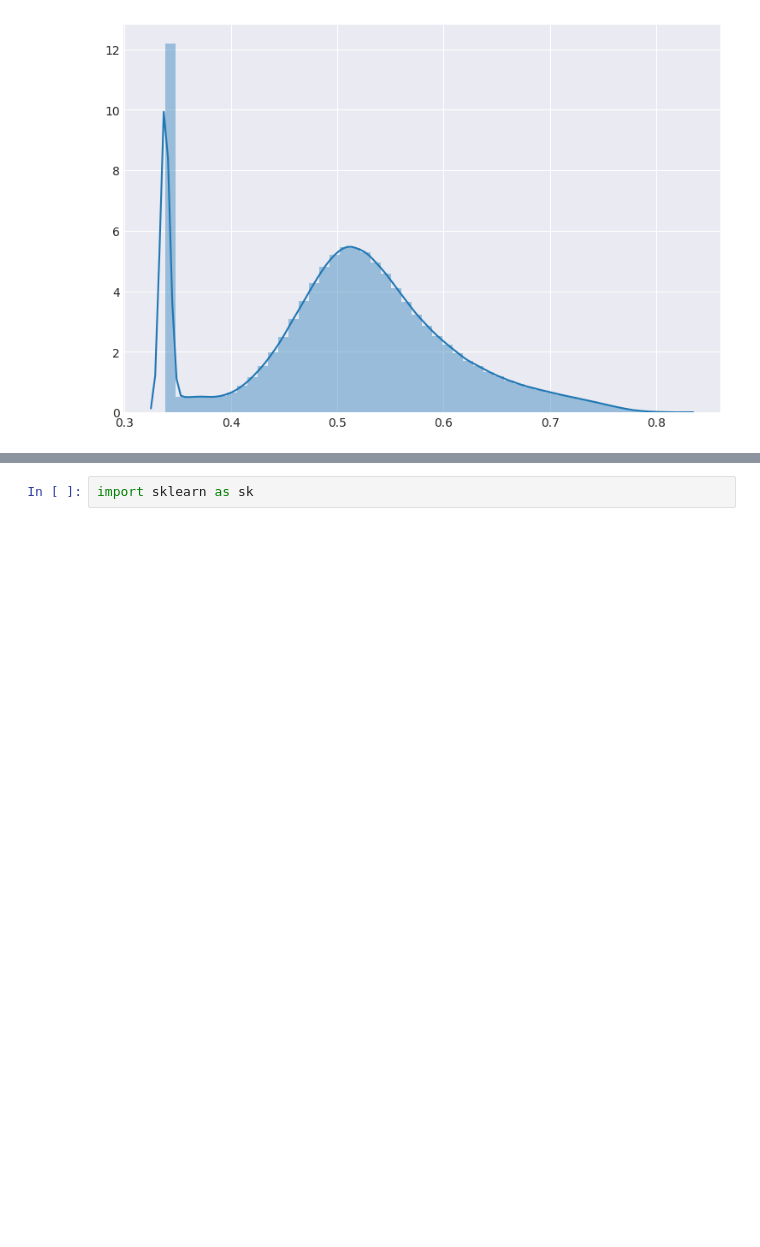
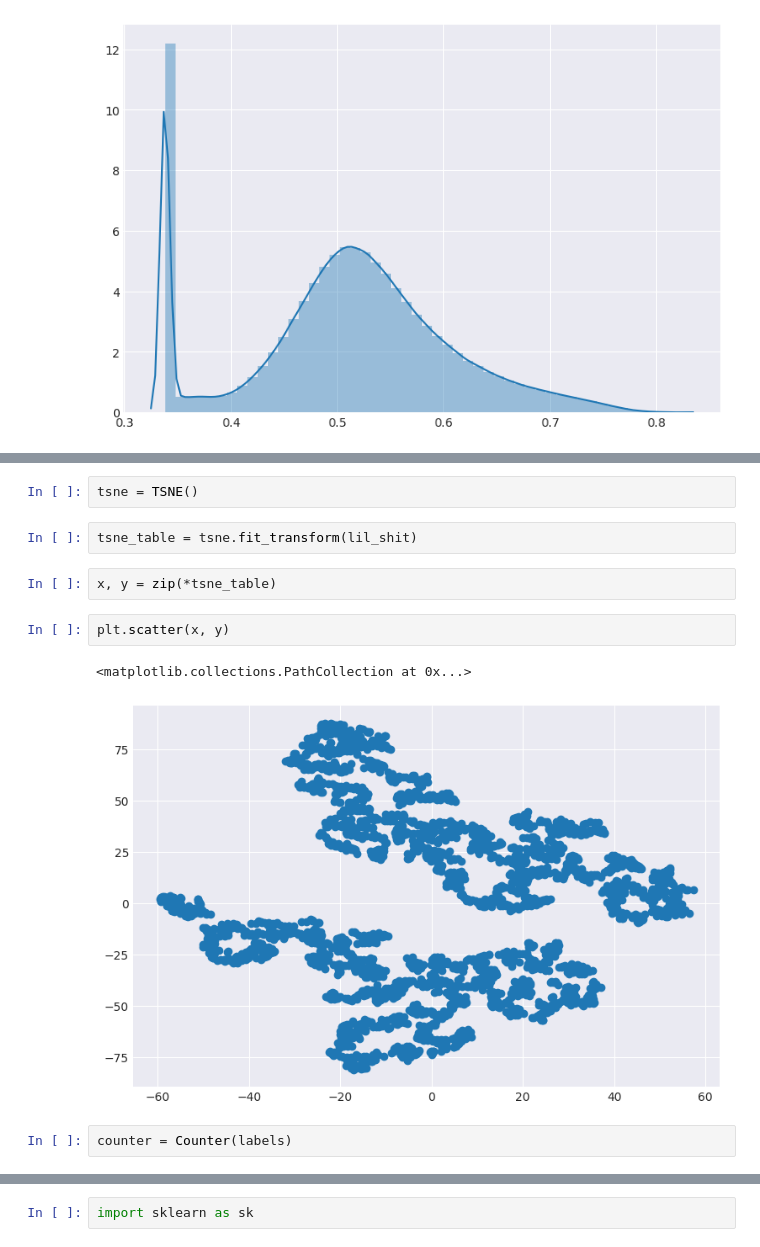
Before and after one commit to explover/Chromatin-clustering, a Jupyter notebook: Neural networks.ipynb, the cells around one changed output, grey strips where cells are left out. Drawn from its saved outputs; the diff is of its cells as text; blank space fills up the shorter version.

```diff
--- a/Neural networks.ipynb
+++ b/Neural networks.ipynb
@@ -271,0 +495,13 @@ from sklearn.o
+# %%
+tsne = TSNE()
+# %%
+tsne_table = tsne.fit_transform(lil_shit)
+# %%
+x, y = zip(*tsne_table)
+# %%
+plt.scatter(x, y)
+# %% [output]
+<matplotlib.collections.PathCollection at 0x...>
+[figure, added]
+# %%
+counter = Counter(labels)
```
Also changed, not shown: parts of 42 cells of this notebook, 1 other file.
